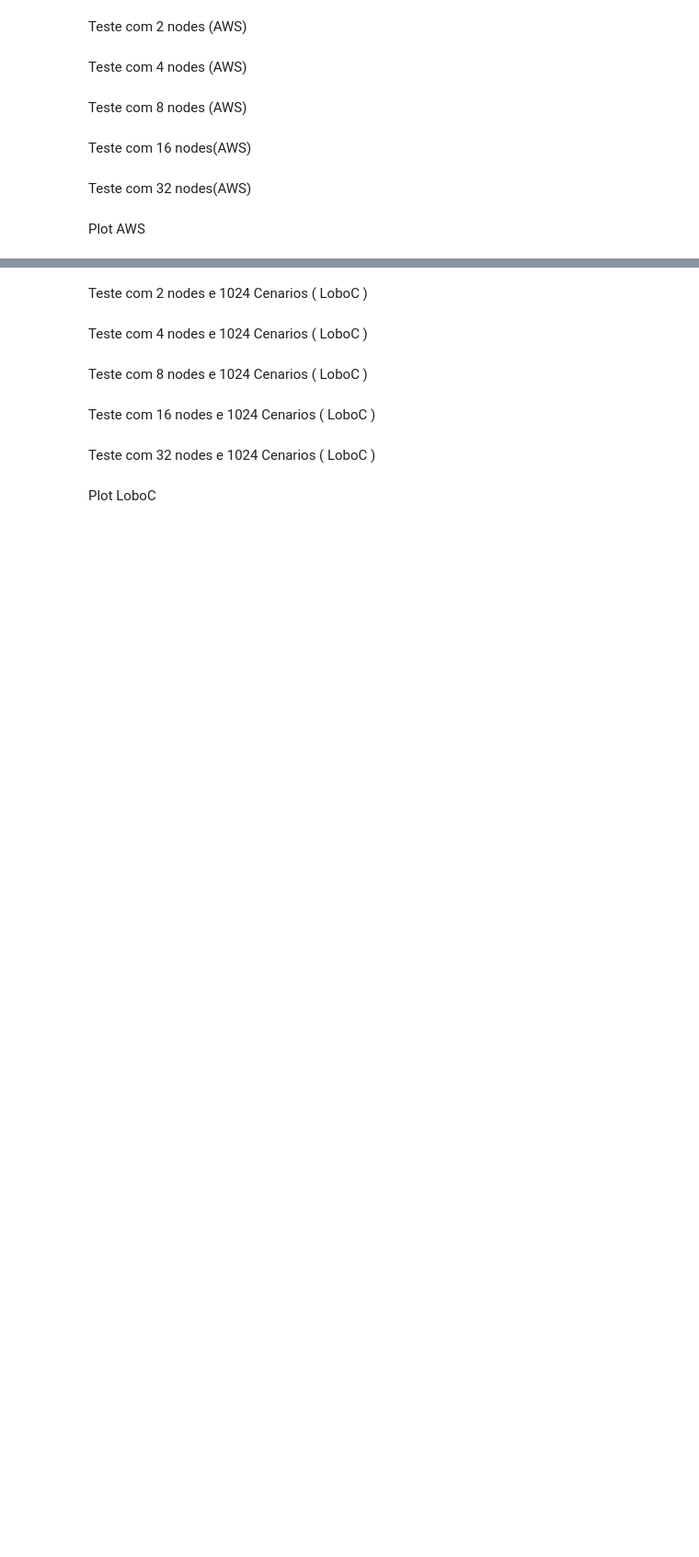
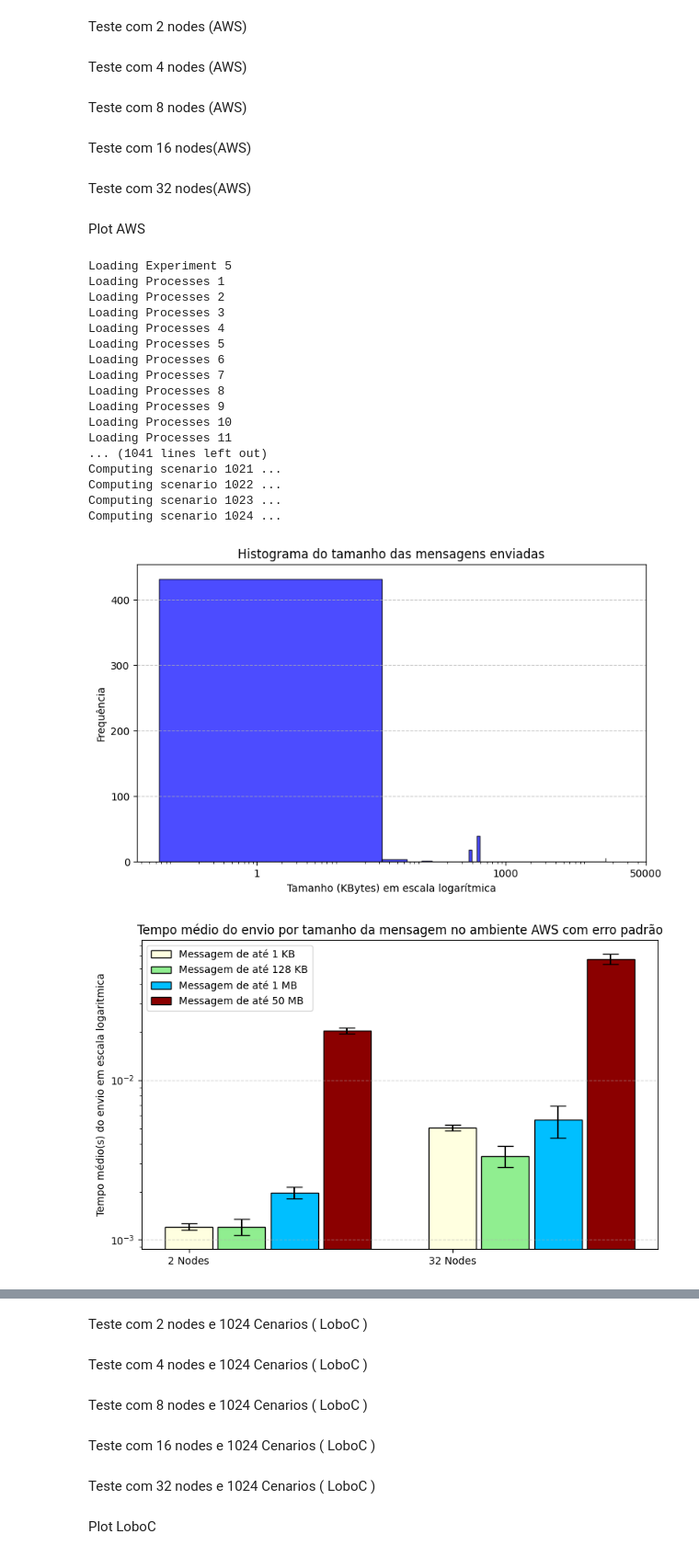
Before and after one commit to mbrcruz/PlotMPI, a Jupyter notebook: PlotResults/PlotResults.ipynb, the cells around one changed output, grey strips where cells are left out. Shown at 92% size. Drawn from its saved outputs; the diff is of its cells as text; code cells hidden in the pictures; blank space fills up the shorter version.

Commit message:
Fix PlotResults

```diff
--- a/PlotResults/PlotResults.ipynb
+++ b/PlotResults/PlotResults.ipynb
@@ -60,20 +60,40 @@ Plot AWS
 # %%
 from MyPlot import *
 import os
 import numpy as np
 import matplotlib.pyplot as plt
 
-path_dados = r"D:\Marcelo\Dropbox (Personal)\Planejamento\Mestrado\Pesquisas\Results\AWS\Lustre - 1024 Series - Sem rede"
+path_dados = r"D:\Marcelo\Dropbox (Personal)\Planejamento\Mestrado\Pesquisas\Results\AWS\Lustre - 1024 Series - Sem rede - MPIO"
 p1 =  MyPlot(os.path.join(path_dados, "2 Nodes"),
-            2 , 16, 1024 ,TypeEvaluation.JUST_SEND,onlyRemote=False)
-p1.load_data(number_experiments=1,filter_scenario=2)
+            2 , 16, 1024 ,TypeEvaluation.JUST_SEND)
+p1.load_data(filter_experiment=5,filter_scenario=1024)
 p1.PlotHistogram()
-p1.plotBlocks(os.path.join(path_dados, "2 Nodes"),"AWS")
+p1.plotBlocks(path_dados,"AWS")
 # p1.plotBandwidth(path_dados,"AWS")
 p1.plotScenarios(os.path.join(path_dados, "2 Nodes"),"AWS")
 p1.plotExecutionTime(os.path.join(path_dados, "2 Nodes"),"AWS")
 
 # p2 =  MyPlot(os.path.join(path_dados, "32 Nodes"),
 #             32 , 16, 1024 ,TypeEvaluation.JUST_SEND)
 # p2.load_data(filter_scenario=546,filter_experiment=7)
 # p1.plotScatter("AWS", p1.records, p2.records)
+# %% [output]
+Loading Experiment 5
+Loading Processes 1
+Loading Processes 2
+Loading Processes 3
+Loading Processes 4
+Loading Processes 5
+Loading Processes 6
+Loading Processes 7
+Loading Processes 8
+Loading Processes 9
+Loading Processes 10
+Loading Processes 11
+... (1041 lines left out)
+Computing scenario 1021 ...
+Computing scenario 1022 ...
+Computing scenario 1023 ...
+Computing scenario 1024 ...
+[figure, added]
+[figure, added]
```
Also changed, not shown: parts of 6 cells of this notebook, 1 other file.
